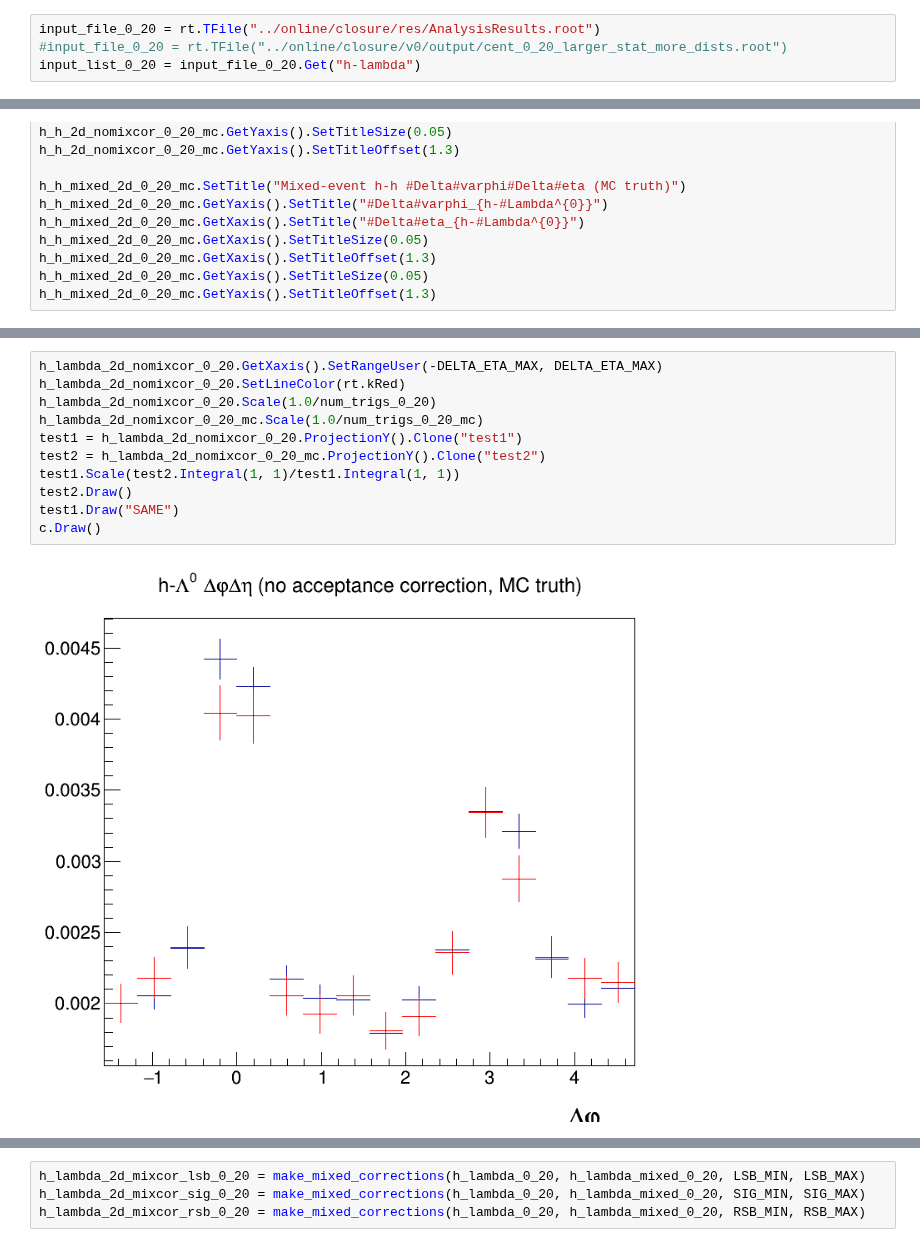
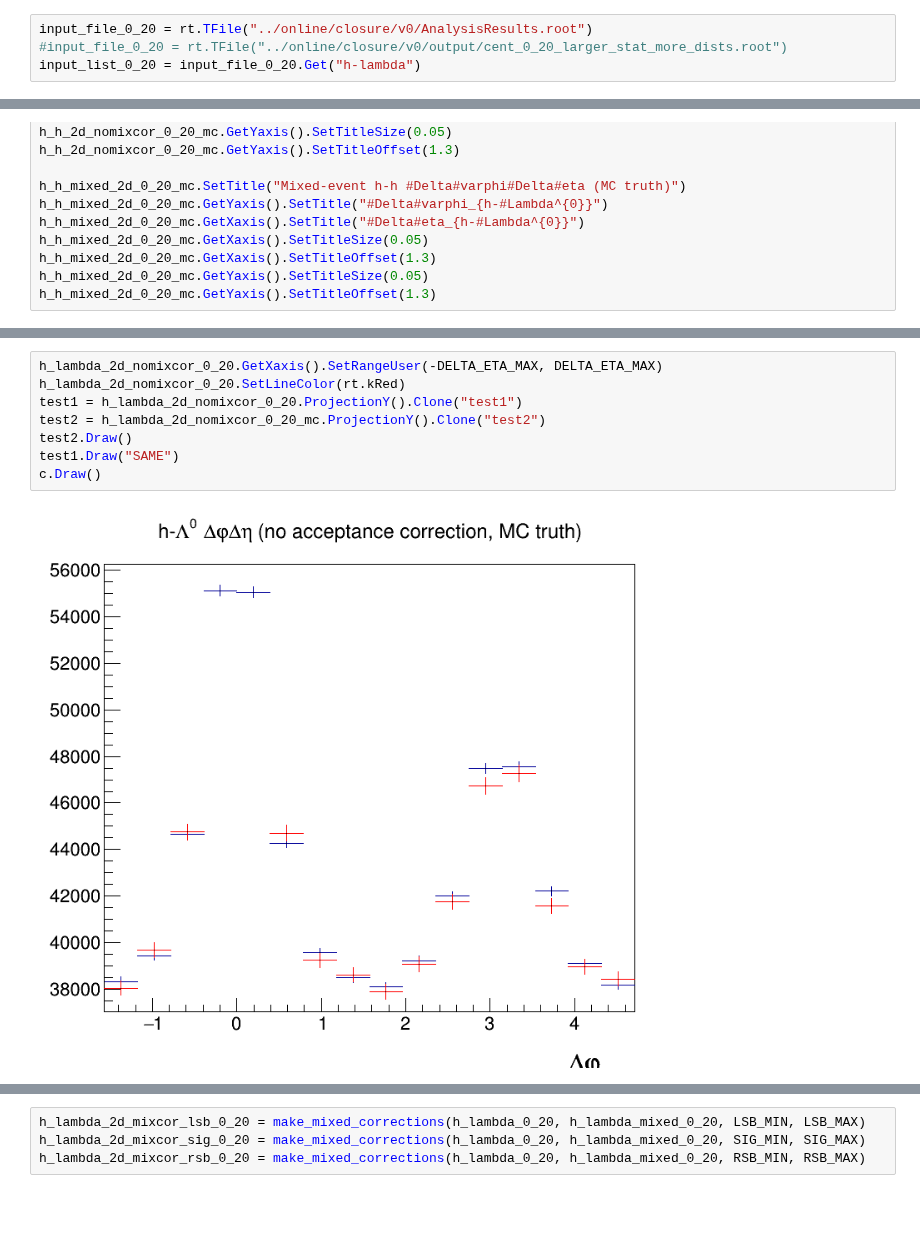
Before and after one commit to rhanniga/lambda-over-hadron, a Jupyter notebook: mc/offline/v0_closure_test.ipynb, the cells around one changed output, grey strips where cells are left out. Saved outputs shown, nothing was run; the diff lists cells and outputs as text; blank space fills up the shorter version.

```diff
--- a/mc/offline/v0_closure_test.ipynb
+++ b/mc/offline/v0_closure_test.ipynb
@@ -40,5 +42,5 @@ c = rt.TCanvas("main_canvas", "Main Canvas", 55, 55, 800, 700)
 # %%
-input_file_0_20 = rt.TFile("../online/closure/res/AnalysisResults.root")
+input_file_0_20 = rt.TFile("../online/closure/v0/AnalysisResults.root")
 #input_file_0_20 = rt.TFile("../online/closure/v0/output/cent_0_20_larger_stat_more_dists.root")
 input_list_0_20 = input_file_0_20.Get("h-lambda")
 # %%
@@ -398,16 +411,13 @@ c.Draw()
 # %%
 h_lambda_2d_nomixcor_0_20.GetXaxis().SetRangeUser(-DELTA_ETA_MAX, DELTA_ETA_MAX)
 h_lambda_2d_nomixcor_0_20.SetLineColor(rt.kRed)
-h_lambda_2d_nomixcor_0_20.Scale(1.0/num_trigs_0_20)
-h_lambda_2d_nomixcor_0_20_mc.Scale(1.0/num_trigs_0_20_mc)
 test1 = h_lambda_2d_nomixcor_0_20.ProjectionY().Clone("test1")
 test2 = h_lambda_2d_nomixcor_0_20_mc.ProjectionY().Clone("test2")
-test1.Scale(test2.Integral(1, 1)/test1.Integral(1, 1))
 test2.Draw()
 test1.Draw("SAME")
 c.Draw()
 # %% [output]
-[figure, old version]
+[figure, new version]
 # %%
 test1.Divide(test2)
 test1.GetYaxis().SetRangeUser(0.4, 1.4)
```
Also changed, not shown: parts of 29 cells of this notebook, 1 other file.
